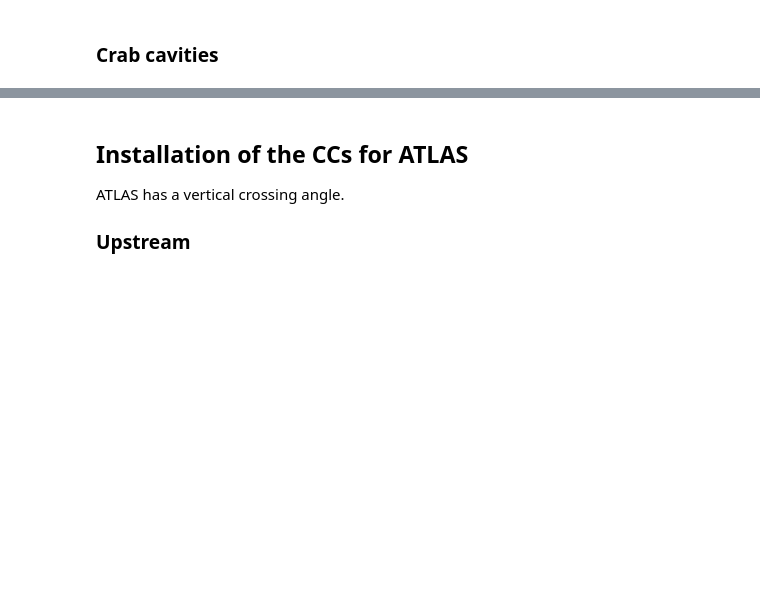
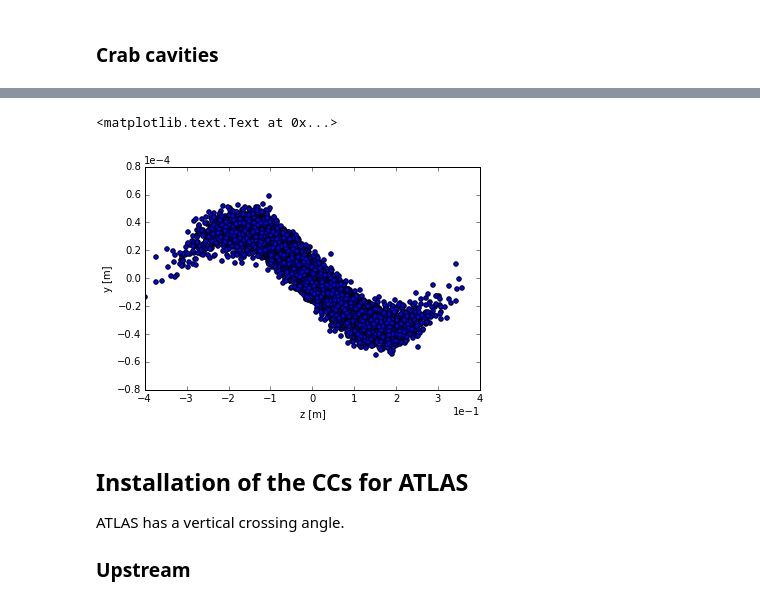
Before and after one commit to jfwagner/Toolkit, a Jupyter notebook: notebooks/Crab Cavities.ipynb, the cells around one changed output, grey strips where cells are left out. Cells and saved outputs as stored; diff of their text form; code cells hidden in the pictures; blank space fills up the shorter version.

```diff
--- a/notebooks/Crab Cavities.ipynb
+++ b/notebooks/Crab Cavities.ipynb
@@ -112,3 +239,18 @@ n = 4
+# %%
+y_new = -((tan(theta)*c)/omega)*sin(multiply(data_z, omega)/c)
+
+# Plot the generated distribution
+# ------------------------------------------------------------------------------
+plt.scatter(data_z, data_y + y_new)
+plt.ylim([-0.8e-4, 0.8e-4])
+plt.xlim([-0.4, 0.4])
+plt.ticklabel_format(style='sci',axis='x',scilimits=(0,0))
+plt.ticklabel_format(style='sci',axis='y',scilimits=(0,0))
+plt.xlabel('z [m]')
+plt.ylabel('y [m]')
+# %% [output]
+<matplotlib.text.Text at 0x...>
+[figure, added]
 # %% [markdown]
 ## Installation of the CCs for ATLAS
 ATLAS has a vertical crossing angle.
```
Also changed, not shown: parts of 18 cells of this notebook.
